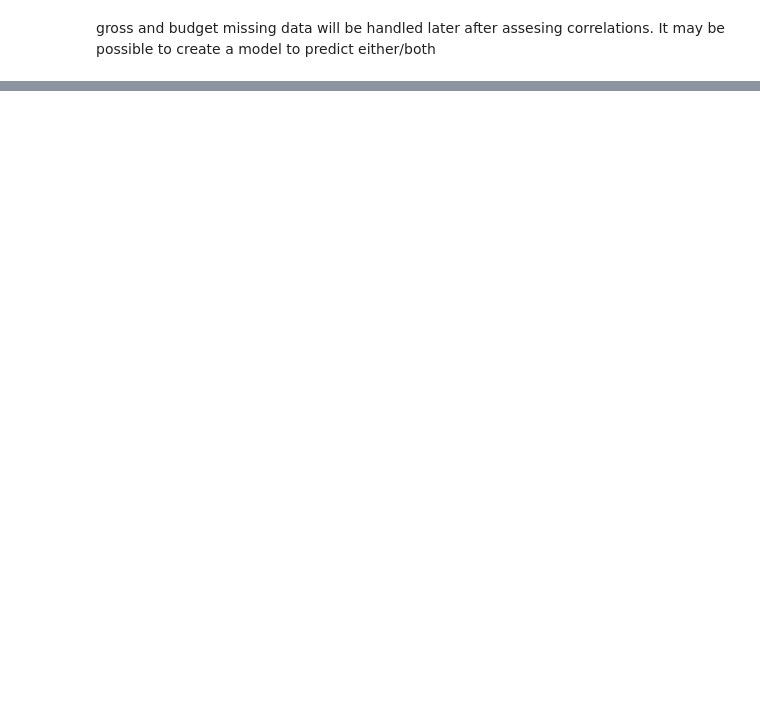
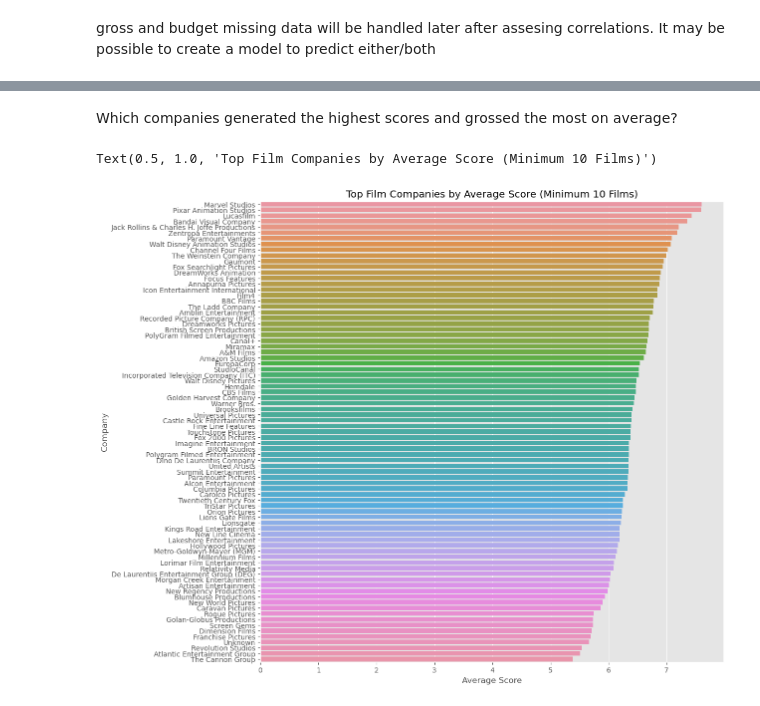
Before and after one commit to reversed-xelA/film_correlations, a Jupyter notebook: film_analysis .ipynb, the cells around one changed output, grey strips where cells are left out. Saved outputs shown, nothing was run; the diff lists cells and outputs as text; code cells hidden in the pictures; blank space fills up the shorter version.

```diff
--- a/film_analysis .ipynb
+++ b/film_analysis .ipynb
@@ -207,0 +261,29 @@ memory usage: 898.7+ KB
+# %% [markdown]
+Which companies generated the highest scores and grossed the most on average?
+# %%
+# Selecting only companies with greater than 10 films in the df
+
+film_counts = df['company'].value_counts()
+
+# Filter companies with at least 10 films
+ten_film_companies = film_counts[film_counts >= 10].index
+
+# Filtering the original df to only inclidue those companies
+filtered_df = df[df['company'].isin(ten_film_companies)]
+
+# Calculating average scores
+average_scores = filtered_df.groupby('company')['score'].mean()
+
+# Sort the companies by score
+sorted_companies_score = average_scores.sort_values(ascending=False)
+# %%
+# Converting sorted companies to df for plotting
+sorted_companies_score_df = sorted_companies_score.reset_index()
+sorted_companies_score_df.columns = ['Company', 'Average Score']
+# %%
+plt.figure(figsize=(12, 12))
+sns.barplot(x='Average Score', y='Company', data=sorted_companies_score_df)
+plt.title('Top Film Companies by Average Score (Minimum 10 Films)')
+# %% [output]
+Text(0.5, 1.0, 'Top Film Companies by Average Score (Minimum 10 Films)')
+[figure, added]
```
Also changed, not shown: parts of 13 cells of this notebook.
